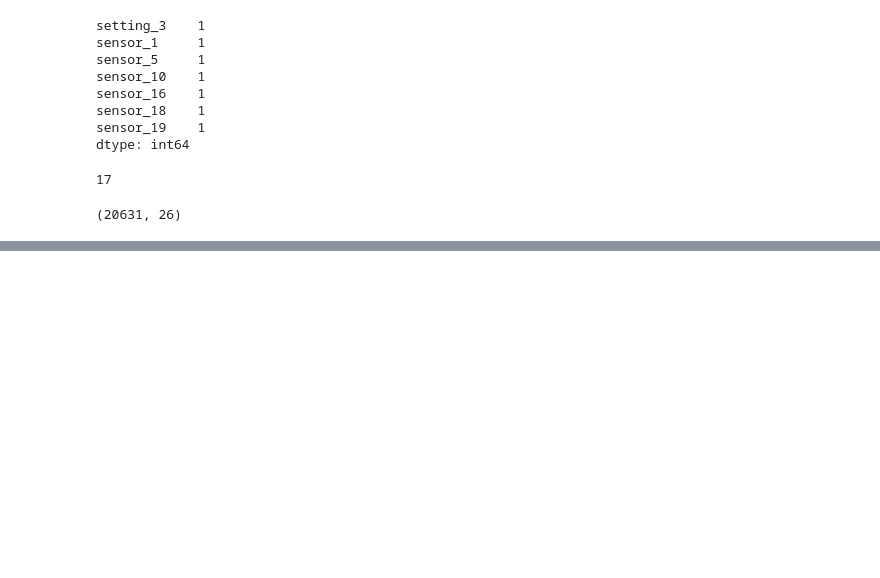
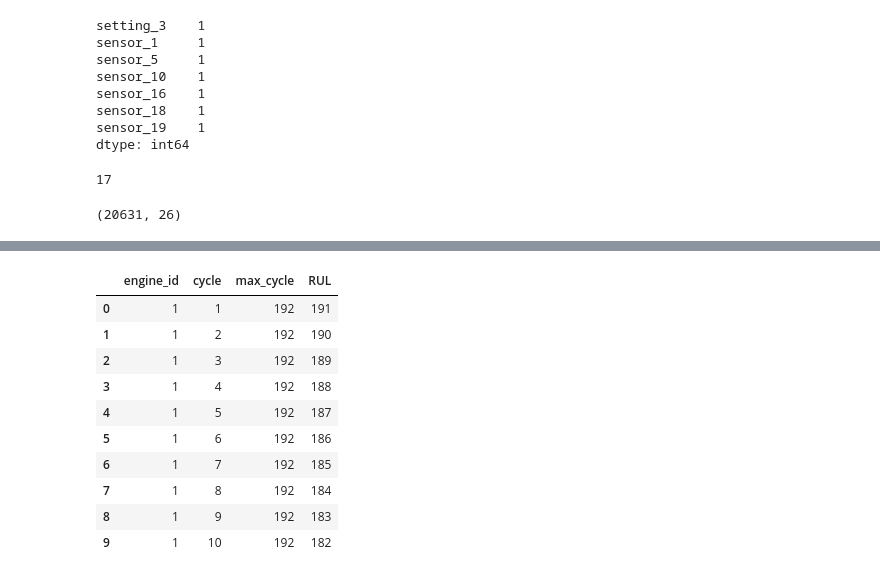
Before and after one commit to jay007i/predictive-maintenance, a Jupyter notebook: notebooks/01_data_understanding.ipynb, the cells around one changed output, grey strips where cells are left out. Cells and saved outputs as stored; diff of their text form; code cells hidden in the pictures; blank space fills up the shorter version.

```diff
--- a/notebooks/01_data_understanding.ipynb
+++ b/notebooks/01_data_understanding.ipynb
@@ -362,0 +385,18 @@ df.shape
+# %%
+df["max_cycle"] = df.groupby("engine_id")["cycle"].transform("max")
+
+df["RUL"] = df["max_cycle"] - df["cycle"]
+
+df[["engine_id","cycle", "max_cycle","RUL"]].head(10)
+# %% [output]
+|  | engine_id | cycle | max_cycle | RUL |
+| 0 | 1 | 1 | 192 | 191 |
+| 1 | 1 | 2 | 192 | 190 |
+| 2 | 1 | 3 | 192 | 189 |
+| 3 | 1 | 4 | 192 | 188 |
+| 4 | 1 | 5 | 192 | 187 |
+| 5 | 1 | 6 | 192 | 186 |
+| 6 | 1 | 7 | 192 | 185 |
+| 7 | 1 | 8 | 192 | 184 |
+| 8 | 1 | 9 | 192 | 183 |
+| 9 | 1 | 10 | 192 | 182 |
```
Also changed, not shown: parts of 15 cells of this notebook, 6 other files.
